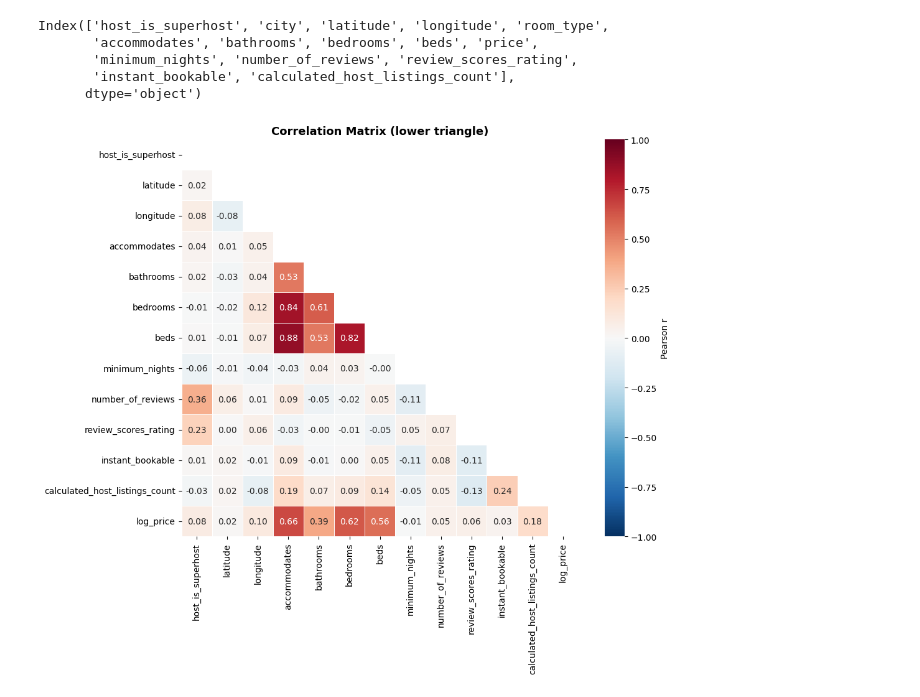
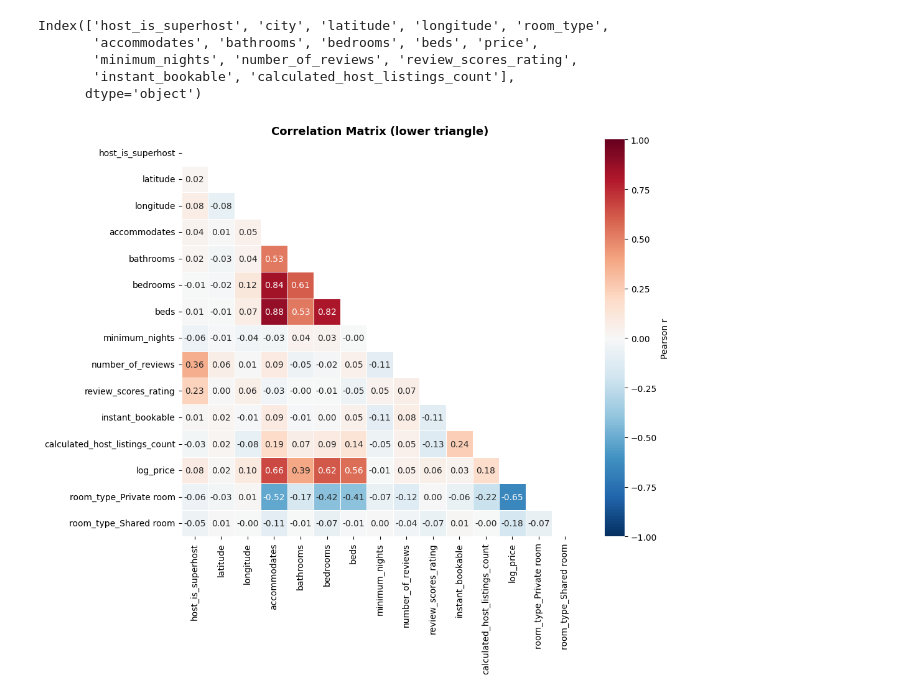
Before and after one commit to Anirudh-red11/Comp_ML_Melb_airbnb, a Jupyter notebook: notebook/mainnote.ipynb, the cells around one changed output. Drawn from its saved outputs; the diff is of its cells as text; code cells hidden in the pictures.

```diff
--- a/notebook/mainnote.ipynb
+++ b/notebook/mainnote.ipynb
@@ -570,27 +574,28 @@ train['log_price'] = np.log1p(train['price'])
 # %%
 # we will do pearson corrrelation between log_price and other features, lets also ecode some caterical features into numerical features
 # pearson correlation is a measure of linear correlation between two variables, it ranges from -1 to +1.
 # Encode binary categoricals for correlation
 corr_df = train.copy()
 corr_df['host_is_superhost'] = (corr_df['host_is_superhost'] == 't').astype(int)
 corr_df['instant_bookable']  = (corr_df['instant_bookable']  == 't').astype(int)
-corr_df = corr_df.drop(columns=[ 'city', 'room_type', 'price'])
+corr_df = pd.get_dummies(corr_df, columns=['room_type'], drop_first=True)
+corr_df = corr_df.drop(columns=[ 'city', 'price'])
 
 corr_matrix = corr_df.corr()
 
 fig, ax = plt.subplots(figsize=(11, 9))
 mask = np.triu(np.ones_like(corr_matrix, dtype=bool))   # only lower triangle
 sns.heatmap(
     corr_matrix, mask=mask, annot=True, fmt='.2f',
     cmap='RdBu_r', center=0, vmin=-1, vmax=1,
     square=True, linewidths=0.5, ax=ax,
     cbar_kws={'label': 'Pearson r'}
 )
 ax.set_title('Correlation Matrix (lower triangle)', fontsize=13, fontweight='bold')
 plt.tight_layout()
 plt.show()
 # %% [output]
-[figure, old version]
+[figure, new version]
 # %%
 # There is a multi colinearity problem ! now if we dont do anyting about it, its going to cause problems for our model, so we need to do something about it, we can either drop one of the features or we can do dimensionality reduction using PCA, in this case we will do PCA and reduce the dimensionality of the dataset while retaining most of the variance in the data.... but its not in the covered syllabus yet so ...
 # %%
```
Also changed, not shown: parts of 24 cells of this notebook, 3 other files.
